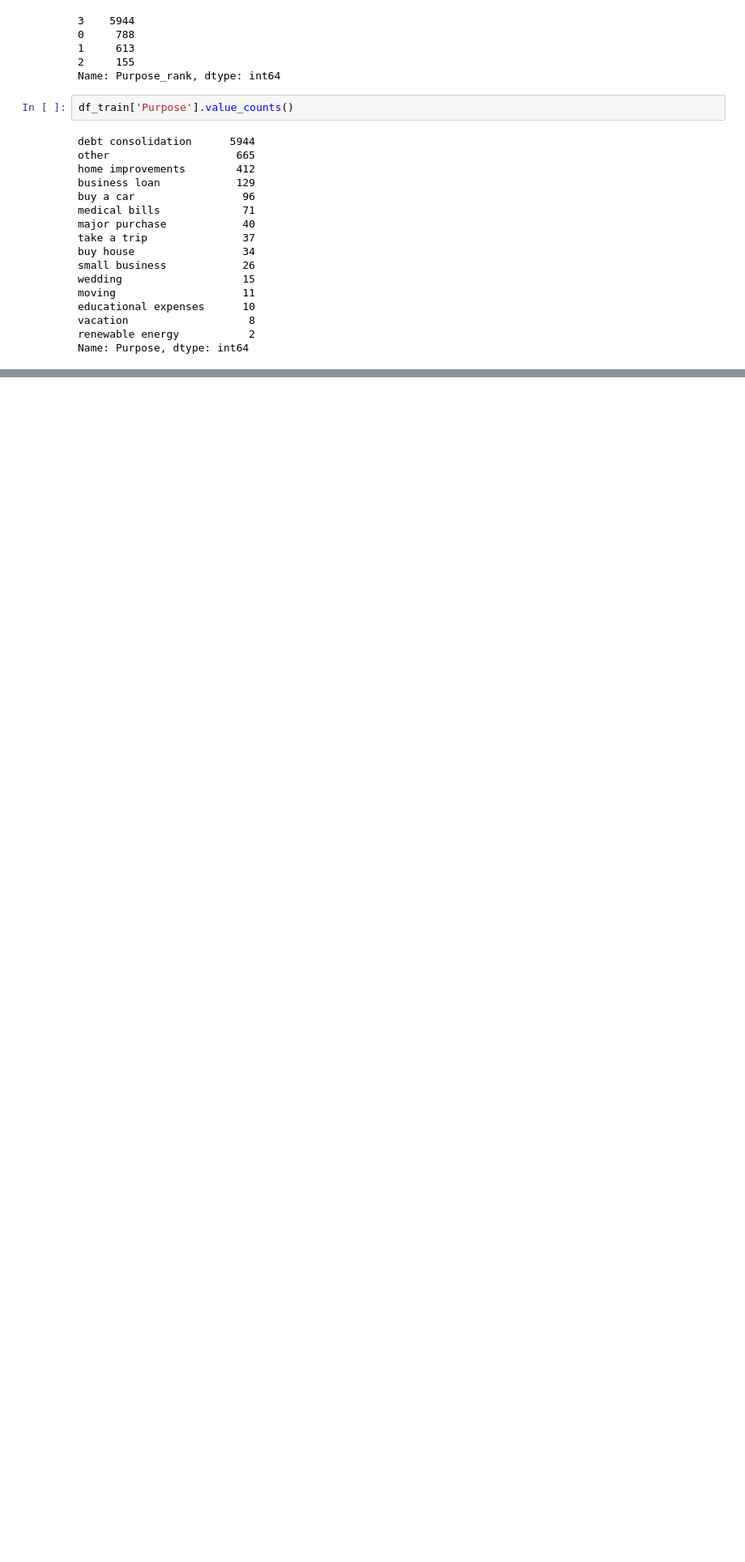
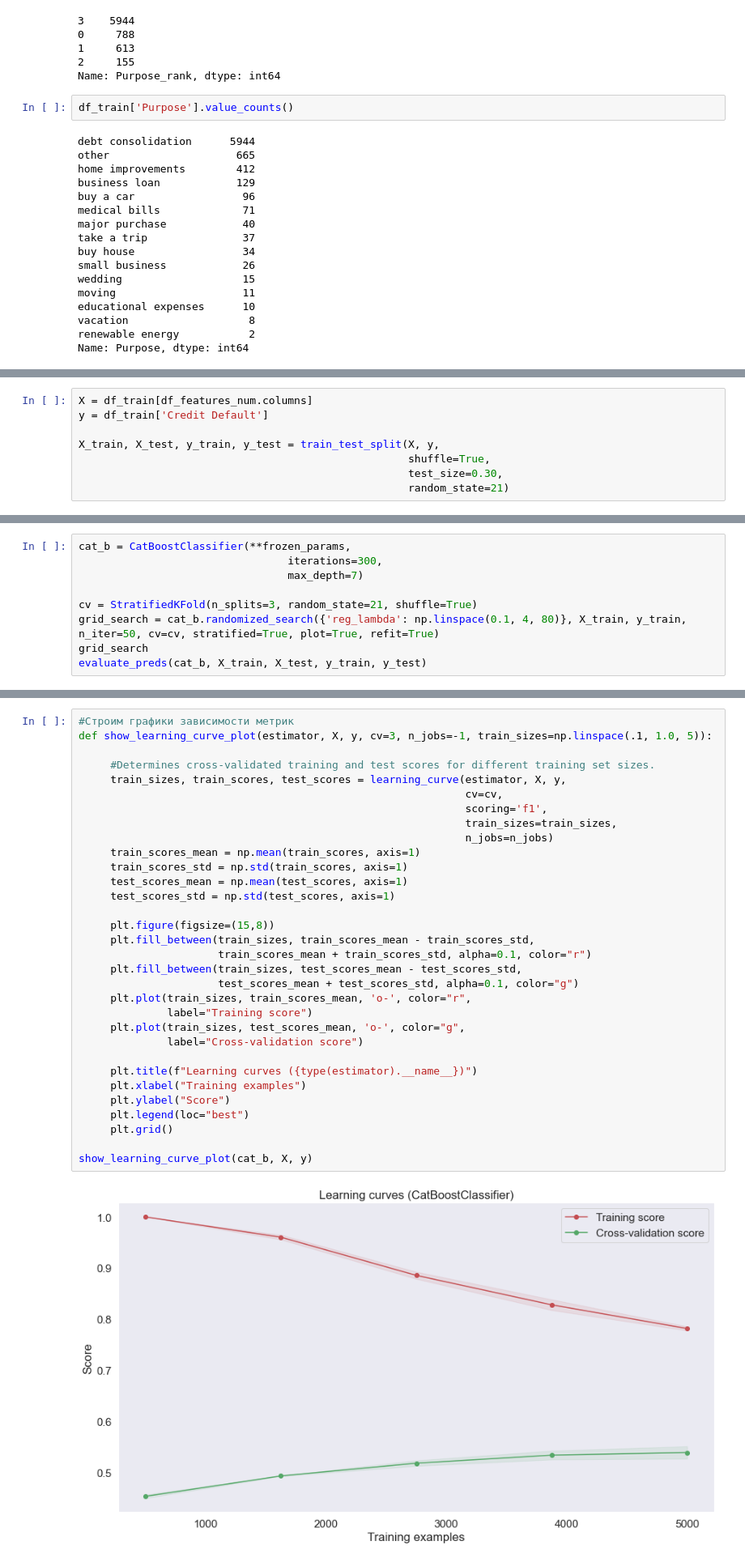
Before and after one commit to NickHlzv/Numpy-Pandas-Scikit, a Jupyter notebook: CourseP2/NHalzev_solution.ipynb, the cells around one changed output, grey strips where cells are left out. Shown at 81% size. Saved outputs shown, nothing was run; the diff lists cells and outputs as text; blank space fills up the shorter version.

```diff
--- a/CourseP2/NHalzev_solution.ipynb
+++ b/CourseP2/NHalzev_solution.ipynb
@@ -870,0 +956,8 @@ Name: Purpose, dtype: int64
+# %%
+X = df_train[df_features_num.columns]
+y = df_train['Credit Default']
+
+X_train, X_test, y_train, y_test = train_test_split(X, y,
+                                                    shuffle=True,
+                                                    test_size=0.30,
+                                                    random_state=21)
@@ -870,0 +1075,9 @@ Name: Purpose, dtype: int64
+# %%
+cat_b = CatBoostClassifier(**frozen_params,
+                                 iterations=300,
+                                 max_depth=7)
+
+cv = StratifiedKFold(n_splits=3, random_state=21, shuffle=True)
+grid_search = cat_b.randomized_search({'reg_lambda': np.linspace(0.1, 4, 80)}, X_train, y_train, n_iter=50, cv=cv, stratified=True, plot=True, refit=True)
+grid_search
+evaluate_preds(cat_b, X_train, X_test, y_train, y_test)
@@ -870,0 +1103,34 @@ Name: Purpose, dtype: int64
+# %%
+#Строим графики зависимости метрик
+def show_learning_curve_plot(estimator, X, y, cv=3, n_jobs=-1, train_sizes=np.linspace(.1, 1.0, 5)):
+
+     #Determines cross-validated training and test scores for different training set sizes.
+     train_sizes, train_scores, test_scores = learning_curve(estimator, X, y,
+                                                             cv=cv,
+                                                             scoring='f1',
+                                                             train_sizes=train_sizes,
+                                                             n_jobs=n_jobs)
+     train_scores_mean = np.mean(train_scores, axis=1)
+     train_scores_std = np.std(train_scores, axis=1)
+     test_scores_mean = np.mean(test_scores, axis=1)
+     test_scores_std = np.std(test_scores, axis=1)
+
+     plt.figure(figsize=(15,8))
+     plt.fill_between(train_sizes, train_scores_mean - train_scores_std,
+                      train_scores_mean + train_scores_std, alpha=0.1, color="r")
+     plt.fill_between(train_sizes, test_scores_mean - test_scores_std,
+                      test_scores_mean + test_scores_std, alpha=0.1, color="g")
+     plt.plot(train_sizes, train_scores_mean, 'o-', color="r",
+              label="Training score")
+     plt.plot(train_sizes, test_scores_mean, 'o-', color="g",
+              label="Cross-validation score")
+
+     plt.title(f"Learning curves ({type(estimator).__name__})")
+     plt.xlabel("Training examples")
+     plt.ylabel("Score")
+     plt.legend(loc="best")
+     plt.grid()
+
+show_learning_curve_plot(cat_b, X, y)
+# %% [output]
+[figure, added]
```
Also changed, not shown: parts of 37 cells of this notebook, 2 other files.
